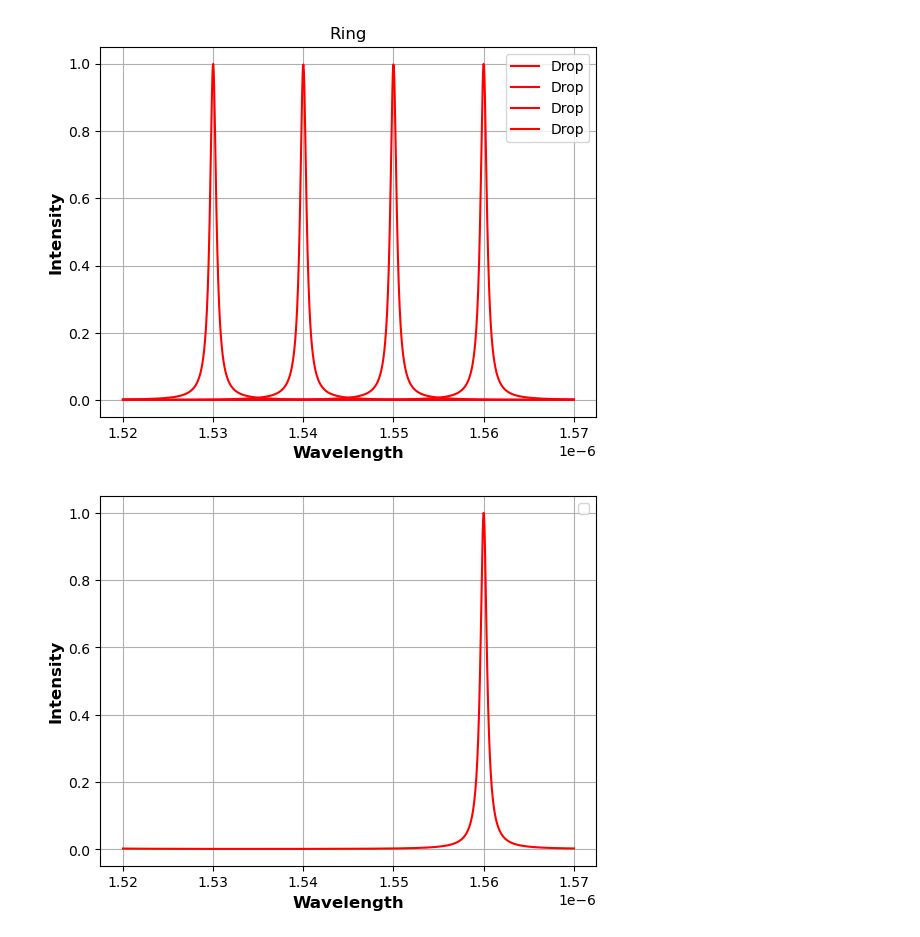
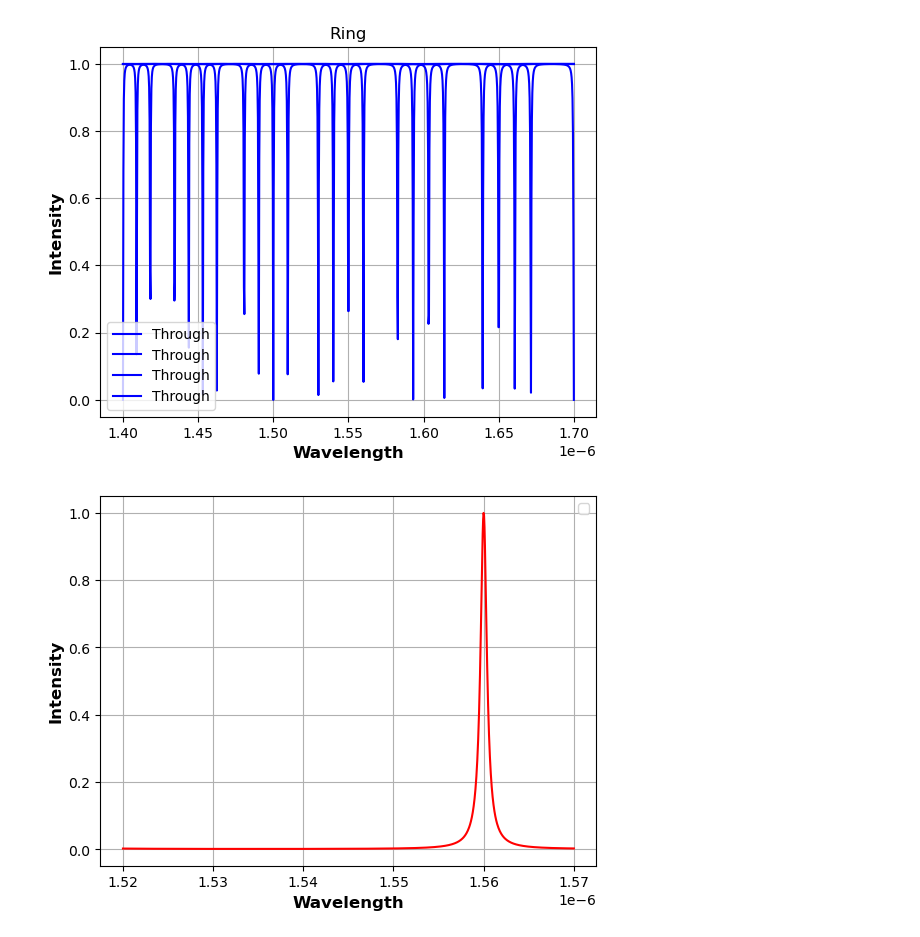
Before and after one commit to Yyx2002/Ring, a Jupyter notebook: test_term.ipynb, the cells around one changed output. Saved outputs shown, nothing was run; the diff lists cells and outputs as text; code cells hidden in the pictures.

```diff
--- a/test_term.ipynb
+++ b/test_term.ipynb
@@ -14,8 +14,8 @@ class Ring(pt.Network):
         # print("微环周长：", self.wg_length*2)
         self.loss = loss
         self.phase = phase
-        self.add_component("dc1", pt.DirectionalCoupler(coupling=0.05, trainable=False))
-        self.add_component("dc2", pt.DirectionalCoupler(coupling=0.05, trainable=False))
+        self.add_component("dc1", pt.DirectionalCoupler(coupling=0.03, trainable=False))
+        self.add_component("dc2", pt.DirectionalCoupler(coupling=0.03, trainable=False))
         self.add_component("wg1", pt.Waveguide(length = self.wg_length, loss=self.loss, phase = 0, trainable = False, neff=self.neff))
         self.add_component("wg2", pt.Waveguide(length = self.wg_length, loss=self.loss, phase = self.phase, trainable = True, neff=self.neff))
         self.add_component("source", pt.Source())
@@ -25,29 +25,30 @@ class Ring(pt.Network):
         self.link("source:0", "0:dc1:3", "0:wg1:1", "0:dc2:1", "1:wg2:0", "2:dc1:1", "0:detector1")
         self.link("detector2:0", "3:dc2:2", "0:term")
 # %%
-wavelength_list = 1e-6 * np.linspace(1.52, 1.57, 1000) # 测试不同波长下微环的透过率
+wavelength_list = 1e-6 * np.linspace(1.4, 1.7, 1000) # 测试不同波长下微环的透过率
 env = pt.Environment(t_start = 0, t_end = 1e-12, dt = 5e-13, wl = wavelength_list, grad=False, freqdomain=True)
 ring_wl = [1.53e-6, 1.54e-6, 1.55e-6, 1.56e-6]
+# ring_wl = [1.51e-6]
 plt.figure()
 for i in ring_wl:
     with env:
         detected_through = []
         detected_drop = []
         ring = Ring(wavelength=i, neff=3.4, phase=0, loss=0)
         detected = ring(source = 1)[-1, :, :, 0]
         detected_through = detected[:, 0]
         detected_drop = detected[:, 1]
         # 绘制波长-强度关系图
-        # plt.plot(wavelength_list, np.array(detected_through), 'b-', label = "Through")
-        plt.plot(wavelength_list, np.array(detected_drop), 'r-', label = "Drop")
+        plt.plot(wavelength_list, np.array(detected_through), 'b-', label = "Through")
+        # plt.plot(wavelength_list, np.array(detected_drop), 'r-', label = "Drop")
 plt.xlabel("Wavelength", weight="bold", fontsize=12)
 plt.ylabel("Intensity", weight="bold", fontsize=12)
 plt.title("Ring")
 plt.legend()
 plt.grid()
 plt.show()
 # %% [output]
-[figure, old version]
+[figure, new version]
 # %%
 # 测试微环的谐振波长是否对准
 wavelength_list = 1e-6 * np.linspace(1.52, 1.57, 1000)
```
Also changed, not shown: 15 other files.
